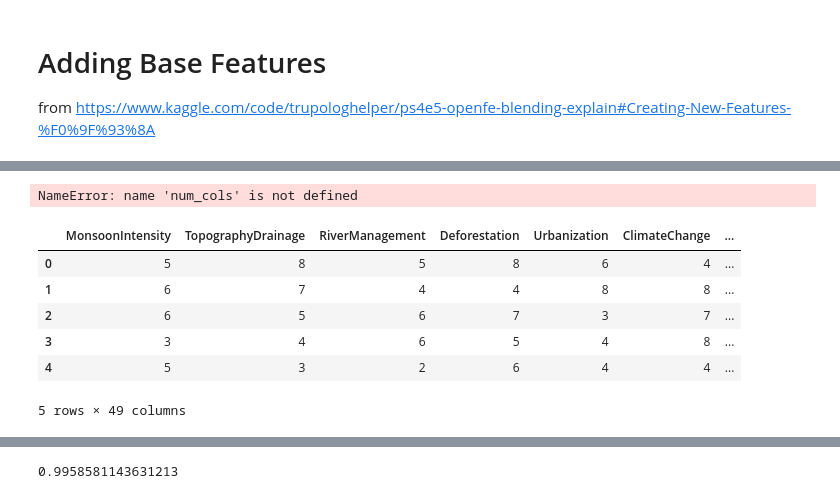
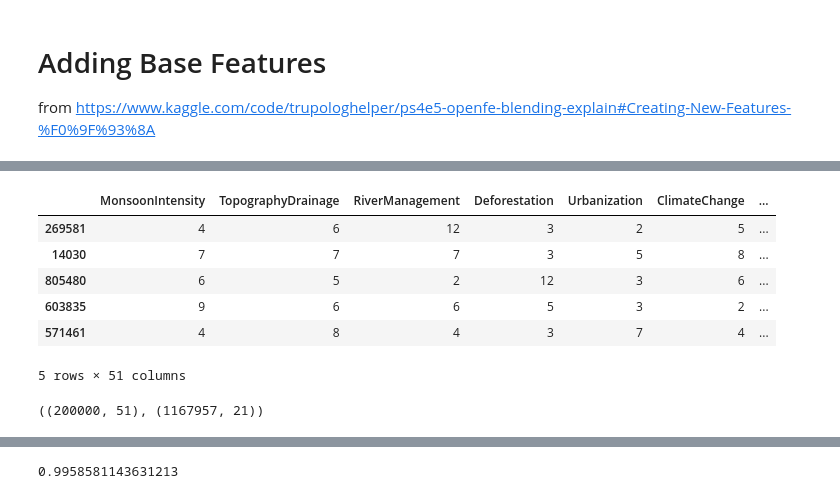
Before and after one commit to rubanzasilva/flood_prediction, a Jupyter notebook: s04e05-fastai.ipynb, the cells around one changed output, grey strips where cells are left out. Saved outputs shown, nothing was run; the diff lists cells and outputs as text; code cells hidden in the pictures.

Commit message:
Kaggle Notebook | s04e05_fastai | adding base features to subset

```diff
--- a/s04e05-fastai.ipynb
+++ b/s04e05-fastai.ipynb
@@ -249,5 +251,8 @@ r2_score(y_test,cat_preds_x)
 # %% [markdown]
 # Adding Original Dataset
 # %%
-train_final = pd.concat([train_df,original_df], axis=0)
-test_final = pd.concat([test_df,original_df],axis=0)
+#train_final = pd.concat([train_df,original_df], axis=0)
+#test_final = pd.concat([test_df,original_df],axis=0)
+# %%
+train_subset = train_final.sample(n=200000,replace=False)
+test_subset = test_final.sample(n=150000,replace=False)
@@ -489,16 +584,15 @@ def getFeats(df):
-# %%
-train = getFeats(train_final)
-test = getFeats(test_final)
-# %% [output]
-NameError: name 'num_cols' is not defined
 # %%
-train.head()
+train_subset.head()
 # %% [output]
 |  | MonsoonIntensity | TopographyDrainage | RiverManagement | Deforestation | Urbanization | ClimateChange | ... |
-| 0 | 5 | 8 | 5 | 8 | 6 | 4 | ... |
-| 1 | 6 | 7 | 4 | 4 | 8 | 8 | ... |
-| 2 | 6 | 5 | 6 | 7 | 3 | 7 | ... |
-| 3 | 3 | 4 | 6 | 5 | 4 | 8 | ... |
-| 4 | 5 | 3 | 2 | 6 | 4 | 4 | ... |
+| 269581 | 4 | 6 | 12 | 3 | 2 | 5 | ... |
+| 14030 | 7 | 7 | 7 | 3 | 5 | 8 | ... |
+| 805480 | 6 | 5 | 2 | 12 | 3 | 6 | ... |
+| 603835 | 9 | 6 | 6 | 5 | 3 | 2 | ... |
+| 571461 | 4 | 8 | 4 | 3 | 7 | 4 | ... |
-5 rows × 49 columns
+5 rows × 51 columns
+# %%
+train_subset.shape,train_final.shape
+# %% [output]
+((200000, 51), (1167957, 21))
 # %%
```
Also changed, not shown: parts of 44 cells of this notebook.
